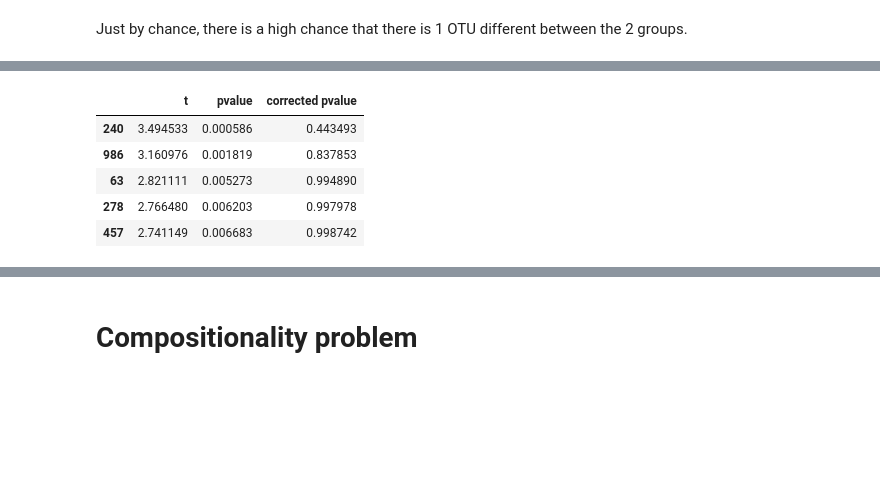
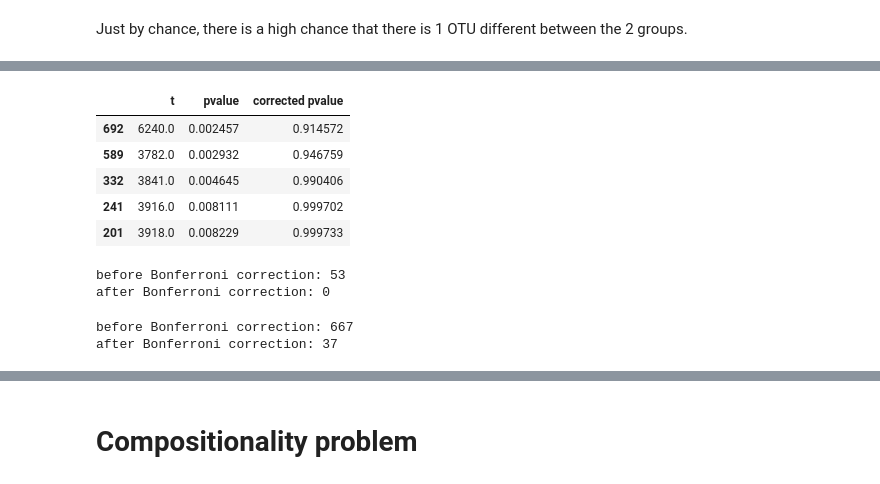
Before and after one commit to knightlab-analyses/intro-stats-2016, a Jupyter notebook: week2/week2.hypothesis-testing.ipynb, the cells around one changed output, grey strips where cells are left out. Drawn from its saved outputs; the diff is of its cells as text; code cells hidden in the pictures; blank space fills up the shorter version.

```diff
--- a/week2/week2.hypothesis-testing.ipynb
+++ b/week2/week2.hypothesis-testing.ipynb
@@ -348,11 +348,16 @@ pvalue
 # %%
-def permutation_ttest(df, num_permutations=99):
+def test_mean(dat1,dat2):
+    return np.abs(np.mean(dat1)-np.mean(dat2))
+
+def permutation_ttest(df1, num_permutations=99):
+    df=df1.copy()
     ts = np.zeros(num_permutations)
-    t, pvalue = ttest_ind(df.loc[df.group=='sick', 'H pylori'],
+    t,p = mannwhitneyu(df.loc[df.group=='sick', 'H pylori'],
                           df.loc[df.group=='healthy', 'H pylori'])
+    print(t)
     for i in range(num_permutations):
         df['group'] = np.random.permutation(df.group)
-        t_, pvalue = ttest_ind(df.loc[df.group=='sick', 'H pylori'],
+        t_,p = mannwhitneyu(df.loc[df.group=='sick', 'H pylori'],
                                df.loc[df.group=='healthy', 'H pylori'])
         ts[i] = t_
     pvalue = (1 + (t >= ts).sum() )/ (num_permutations + 1)
@@ -375,15 +383,18 @@ num_sick = 100
 num_samples = num_healthy + num_sick
 num_otus = 1000
 
+np.random.seed(0)    # set seed for the random numbers
+
+# generate non random data
 otu_ids = np.arange(num_otus)  # simulated OTU ids
-groups = pd.Series(['sick']*num_sick + ['healthy']*num_healthy)
 
 # randomly grab 200 values uniformly distributed between (0, 10) for each OTU
 random_data = pd.DataFrame({i: np.random.uniform(low=0.0, high=10.0, size=num_samples) for i in otu_ids})
+random_data['group'] = ['healthy'] * num_healthy + ['sick'] * num_sick
 # %%
 stats = pd.DataFrame(index=otu_ids)
 for i in otu_ids:
-    t, pvalue = ttest_ind(random_data.loc[data.group=='sick', i],
-                          random_data.loc[data.group=='healthy', i])
+    t, pvalue = mannwhitneyu(random_data.loc[random_data.group=='sick', i],
+                             random_data.loc[random_data.group=='healthy', i])
     stats.loc[i, 't'] = t
     stats.loc[i, 'pvalue'] = pvalue
@@ -401,11 +467,31 @@ Just by chance, there is a high chance that there is 1 OTU different between the
 # %%
-reject, pvals, sidak, bonf = multipletests(stats.pvalue)
-stats['corrected pvalue'] = pvals
+reject, corrected_pvals, sidak, bonf = multipletests(stats.pvalue)
+stats['corrected pvalue'] = corrected_pvals
 stats.sort_values(by='pvalue').head()
 # %% [output]
 |  | t | pvalue | corrected pvalue |
-| 240 | 3.494533 | 0.000586 | 0.443493 |
-| 986 | 3.160976 | 0.001819 | 0.837853 |
-| 63 | 2.821111 | 0.005273 | 0.994890 |
-| 278 | 2.766480 | 0.006203 | 0.997978 |
-| 457 | 2.741149 | 0.006683 | 0.998742 |
+| 692 | 6240.0 | 0.002457 | 0.914572 |
+| 589 | 3782.0 | 0.002932 | 0.946759 |
+| 332 | 3841.0 | 0.004645 | 0.990406 |
+| 241 | 3916.0 | 0.008111 | 0.999702 |
+| 201 | 3918.0 | 0.008229 | 0.999733 |
+# %%
+# random data
+num_rejects=np.sum(stats.pvalue<=0.05)
+reject, corrected_pvals, sidak, bonf = multipletests(stats.pvalue)
+num_bonf_rejects=np.sum(corrected_pvals<=0.05)
+print('before Bonferroni correction: %d' % num_rejects)
+print('after Bonferroni correction: %d' % num_bonf_rejects)
+# %% [output]
+before Bonferroni correction: 53
+after Bonferroni correction: 0
+# %%
+# real difference data
+num_rejects=np.sum(realstats.pvalue<=0.05)
+reject, corrected_pvals, sidak, bonf = multipletests(realstats.pvalue)
+num_bonf_rejects=np.sum(corrected_pvals<=0.05)
+print('before Bonferroni correction: %d' % num_rejects)
+print('after Bonferroni correction: %d' % num_bonf_rejects)
+# %% [output]
+before Bonferroni correction: 667
+after Bonferroni correction: 37
```
Also changed, not shown: parts of 26 cells of this notebook.
